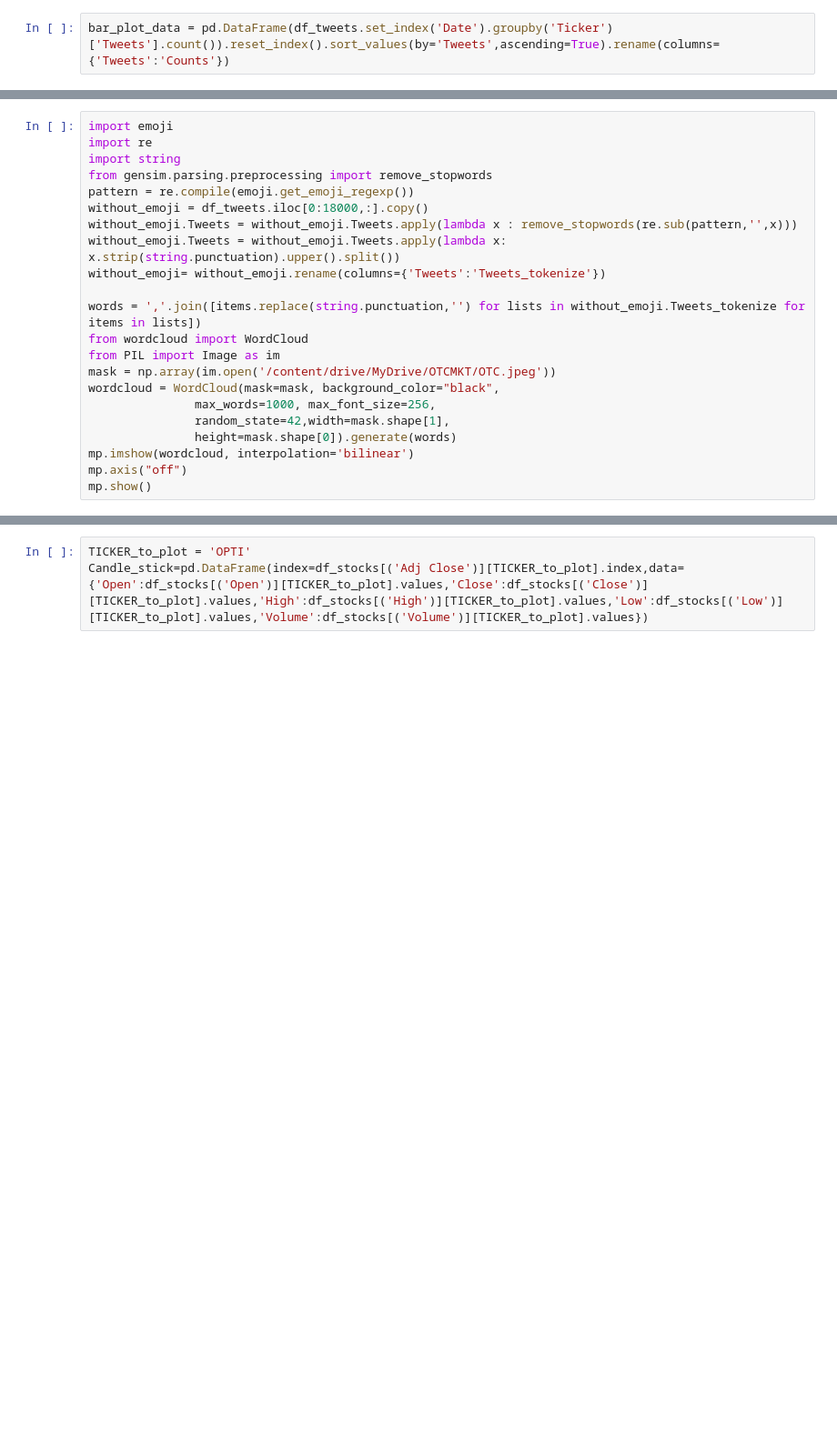
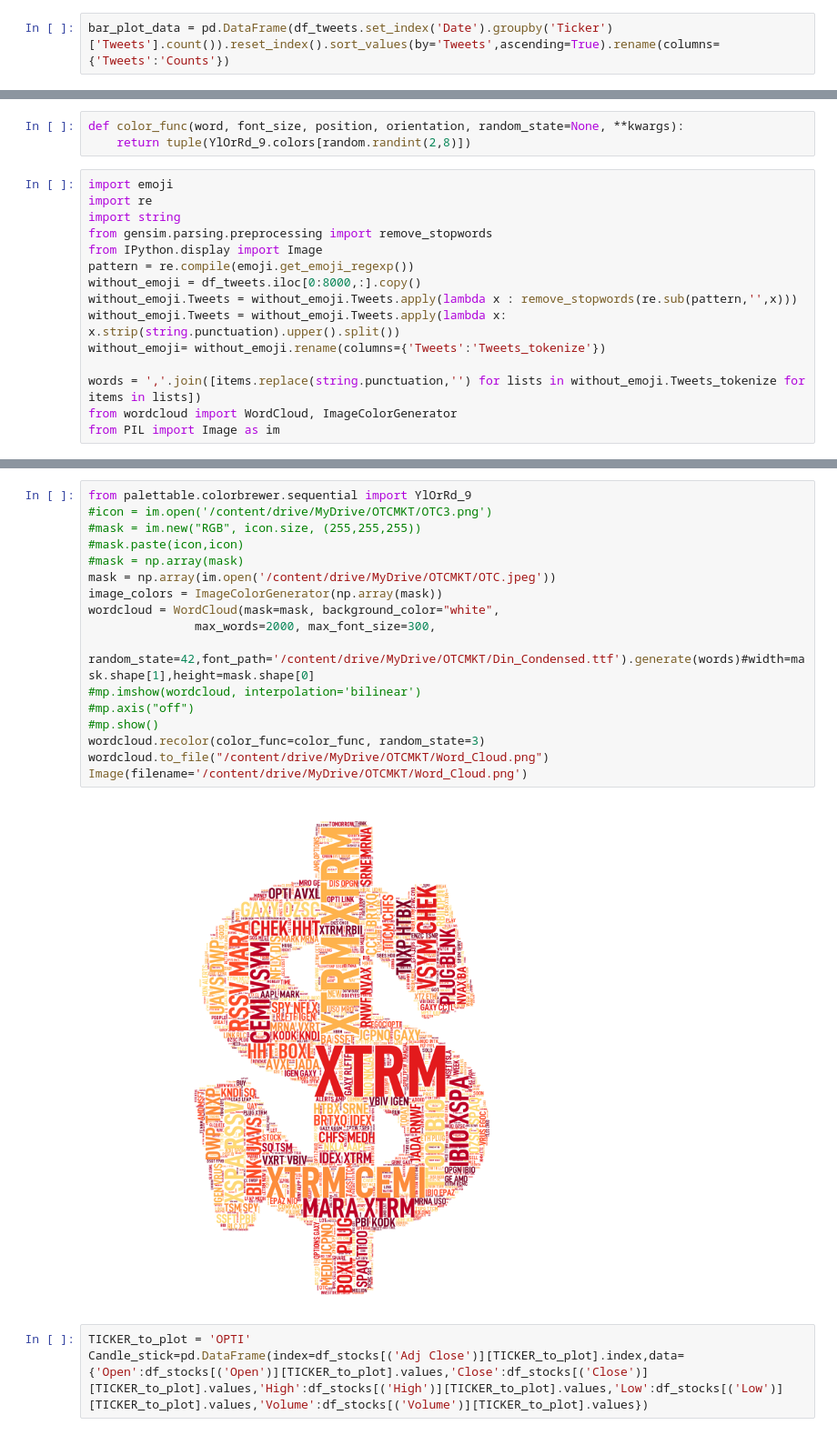
Before and after one commit to abhinavgairola/Anomaly_Detection_OTC_Market, a Jupyter notebook: Read_parquet.ipynb, the cells around one changed output, grey strips where cells are left out. Shown at 91% size. Saved outputs shown, nothing was run; the diff lists cells and outputs as text; blank space fills up the shorter version.

```diff
--- a/Read_parquet.ipynb
+++ b/Read_parquet.ipynb
@@ -147,22 +159,18 @@ bar_plot_data = pd.DataFrame(df_tweets.set_index('Date').groupby('Ticker')['Twee
+# %%
+def color_func(word, font_size, position, orientation, random_state=None, **kwargs):
+    return tuple(YlOrRd_9.colors[random.randint(2,8)])
 # %%
 import emoji
 import re
 import string
 from gensim.parsing.preprocessing import remove_stopwords
+from IPython.display import Image
 pattern = re.compile(emoji.get_emoji_regexp())
-without_emoji = df_tweets.iloc[0:18000,:].copy()
+without_emoji = df_tweets.iloc[0:8000,:].copy()
 without_emoji.Tweets = without_emoji.Tweets.apply(lambda x : remove_stopwords(re.sub(pattern,'',x)))
 without_emoji.Tweets = without_emoji.Tweets.apply(lambda x: x.strip(string.punctuation).upper().split())
 without_emoji= without_emoji.rename(columns={'Tweets':'Tweets_tokenize'})
 
 words = ','.join([items.replace(string.punctuation,'') for lists in without_emoji.Tweets_tokenize for items in lists])
-from wordcloud import WordCloud
+from wordcloud import WordCloud, ImageColorGenerator
 from PIL import Image as im
-mask = np.array(im.open('/content/drive/MyDrive/OTCMKT/OTC.jpeg'))
-wordcloud = WordCloud(mask=mask, background_color="black",
-               max_words=1000, max_font_size=256,
-               random_state=42,width=mask.shape[1],
-               height=mask.shape[0]).generate(words)
-mp.imshow(wordcloud, interpolation='bilinear')
-mp.axis("off")
-mp.show()
@@ -188,3 +177,22 @@ mpf.available_styles()
+# %%
+from palettable.colorbrewer.sequential import YlOrRd_9
+#icon = im.open('/content/drive/MyDrive/OTCMKT/OTC3.png')
+#mask = im.new("RGB", icon.size, (255,255,255))
+#mask.paste(icon,icon)
+#mask = np.array(mask)
+mask = np.array(im.open('/content/drive/MyDrive/OTCMKT/OTC.jpeg'))
+image_colors = ImageColorGenerator(np.array(mask))
+wordcloud = WordCloud(mask=mask, background_color="white",
+               max_words=2000, max_font_size=300,
+               random_state=42,font_path='/content/drive/MyDrive/OTCMKT/Din_Condensed.ttf').generate(words)#width=mask.shape[1],height=mask.shape[0]
+#mp.imshow(wordcloud, interpolation='bilinear')
+#mp.axis("off")
+#mp.show()
+wordcloud.recolor(color_func=color_func, random_state=3)
+wordcloud.to_file("/content/drive/MyDrive/OTCMKT/Word_Cloud.png")
+Image(filename='/content/drive/MyDrive/OTCMKT/Word_Cloud.png')
+# %% [output]
+[figure, added]
 # %%
 TICKER_to_plot = 'OPTI'
 Candle_stick=pd.DataFrame(index=df_stocks[('Adj Close')][TICKER_to_plot].index,data={'Open':df_stocks[('Open')][TICKER_to_plot].values,'Close':df_stocks[('Close')][TICKER_to_plot].values,'High':df_stocks[('High')][TICKER_to_plot].values,'Low':df_stocks[('Low')][TICKER_to_plot].values,'Volume':df_stocks[('Volume')][TICKER_to_plot].values})
```
Also changed, not shown: parts of 9 cells of this notebook.
